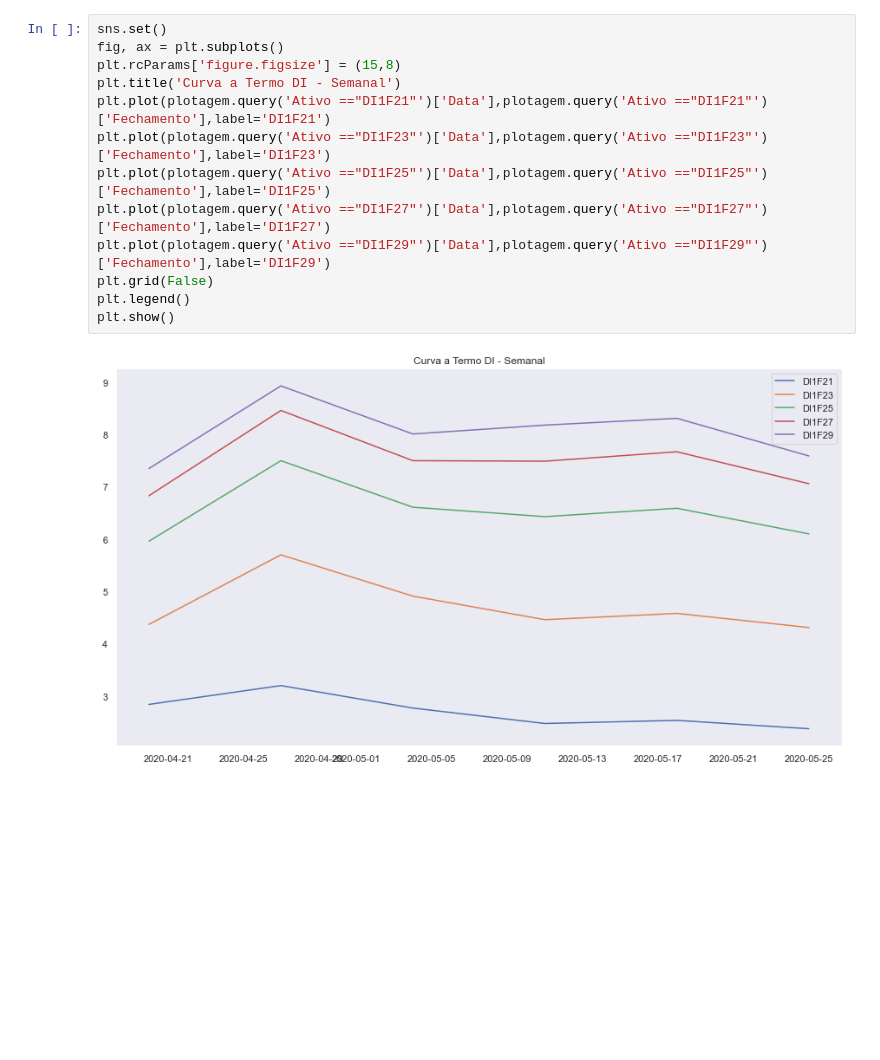
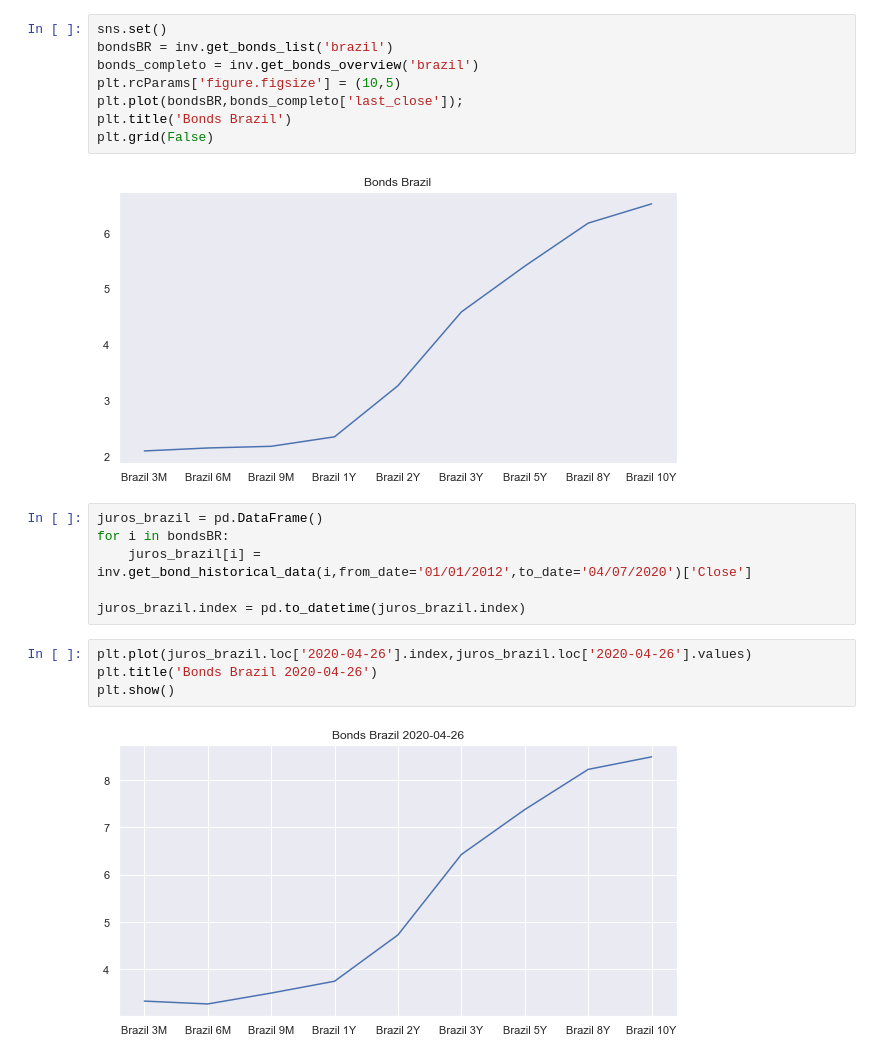
Before and after one commit to ayslanleal/bonds-DI, a Jupyter notebook: curva.ipynb, the cells around one changed output. Drawn from its saved outputs; the diff is of its cells as text; blank space fills up the shorter version.

```diff
--- a/curva.ipynb
+++ b/curva.ipynb
@@ -63,15 +10,22 @@ plotagem
-# %%
-sns.set()
-fig, ax = plt.subplots()
-plt.rcParams['figure.figsize'] = (15,8)
-plt.title('Curva a Termo DI - Semanal')
-plt.plot(plotagem.query('Ativo =="DI1F21"')['Data'],plotagem.query('Ativo =="DI1F21"')['Fechamento'],label='DI1F21')
-plt.plot(plotagem.query('Ativo =="DI1F23"')['Data'],plotagem.query('Ativo =="DI1F23"')['Fechamento'],label='DI1F23')
-plt.plot(plotagem.query('Ativo =="DI1F25"')['Data'],plotagem.query('Ativo =="DI1F25"')['Fechamento'],label='DI1F25')
-plt.plot(plotagem.query('Ativo =="DI1F27"')['Data'],plotagem.query('Ativo =="DI1F27"')['Fechamento'],label='DI1F27')
-plt.plot(plotagem.query('Ativo =="DI1F29"')['Data'],plotagem.query('Ativo =="DI1F29"')['Fechamento'],label='DI1F29')
-plt.grid(False)
-plt.legend()
-plt.show()
-# %% [output]
-[figure, removed]
+# %%
+sns.set()
+bondsBR = inv.get_bonds_list('brazil')
+bonds_completo = inv.get_bonds_overview('brazil')
+plt.rcParams['figure.figsize'] = (10,5)
+plt.plot(bondsBR,bonds_completo['last_close']);
+plt.title('Bonds Brazil')
+plt.grid(False)
+# %% [output]
+[figure, added]
+# %%
+juros_brazil = pd.DataFrame()
+for i in bondsBR:
+    juros_brazil[i] = inv.get_bond_historical_data(i,from_date='01/01/2012',to_date='04/07/2020')['Close']
+
+juros_brazil.index = pd.to_datetime(juros_brazil.index)
+# %%
+plt.plot(juros_brazil.loc['2020-04-26'].index,juros_brazil.loc['2020-04-26'].values)
+plt.title('Bonds Brazil 2020-04-26')
+plt.show()
+# %% [output]
+[figure, added]
```
Also changed, not shown: parts of 8 cells of this notebook.
